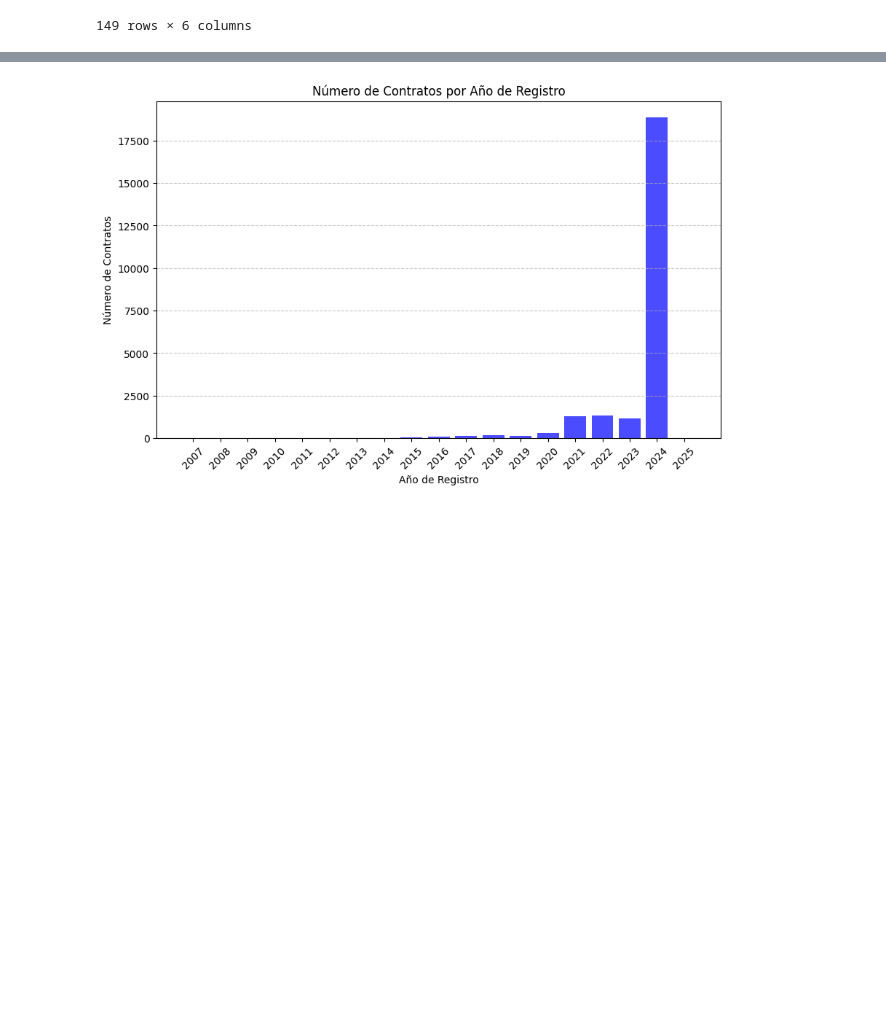
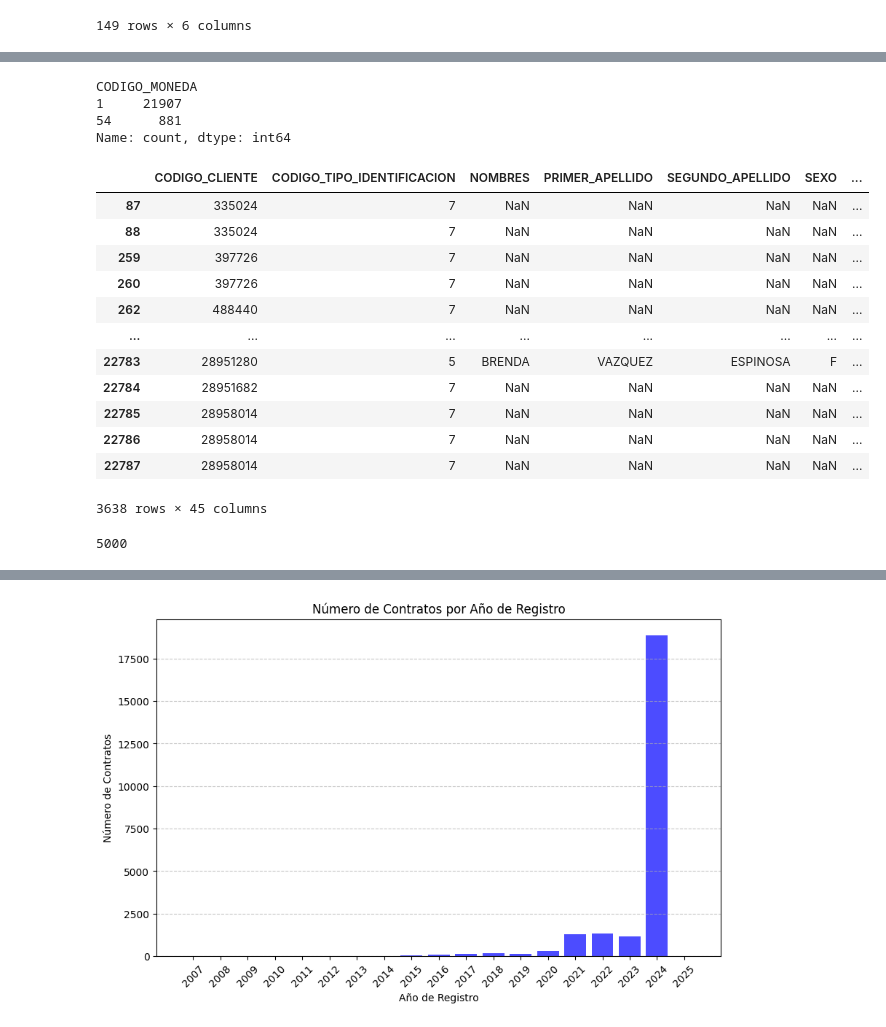
Before and after one commit to Ale1726/clientes_eda, a Jupyter notebook: productos_sirac.ipynb, the cells around one changed output, grey strips where cells are left out. Drawn from its saved outputs; the diff is of its cells as text; code cells hidden in the pictures; blank space fills up the shorter version.

```diff
--- a/productos_sirac.ipynb
+++ b/productos_sirac.ipynb
@@ -295,0 +299,27 @@ agrupado_año
+# %%
+df_productos.value_counts("CODIGO_MONEDA")
+# %% [output]
+CODIGO_MONEDA
+1     21907
+54      881
+Name: count, dtype: int64
+# %%
+df_productos[df_productos["GANANCIA"] < 0]
+# %% [output]
+|  | CODIGO_CLIENTE | CODIGO_TIPO_IDENTIFICACION | NOMBRES | PRIMER_APELLIDO | SEGUNDO_APELLIDO | SEXO | ... |
+| 87 | 335024 | 7 | NaN | NaN | NaN | NaN | ... |
+| 88 | 335024 | 7 | NaN | NaN | NaN | NaN | ... |
+| 259 | 397726 | 7 | NaN | NaN | NaN | NaN | ... |
+| 260 | 397726 | 7 | NaN | NaN | NaN | NaN | ... |
+| 262 | 488440 | 7 | NaN | NaN | NaN | NaN | ... |
+| ... | ... | ... | ... | ... | ... | ... | ... |
+| 22783 | 28951280 | 5 | BRENDA | VAZQUEZ | ESPINOSA | F | ... |
+| 22784 | 28951682 | 7 | NaN | NaN | NaN | NaN | ... |
+| 22785 | 28958014 | 7 | NaN | NaN | NaN | NaN | ... |
+| 22786 | 28958014 | 7 | NaN | NaN | NaN | NaN | ... |
+| 22787 | 28958014 | 7 | NaN | NaN | NaN | NaN | ... |
+3638 rows × 45 columns
+# %%
+df_productos["CODIGO_CLIENTE"].nunique()
+# %% [output]
+5000
```
Also changed, not shown: parts of 81 cells of this notebook, 3 other files.
